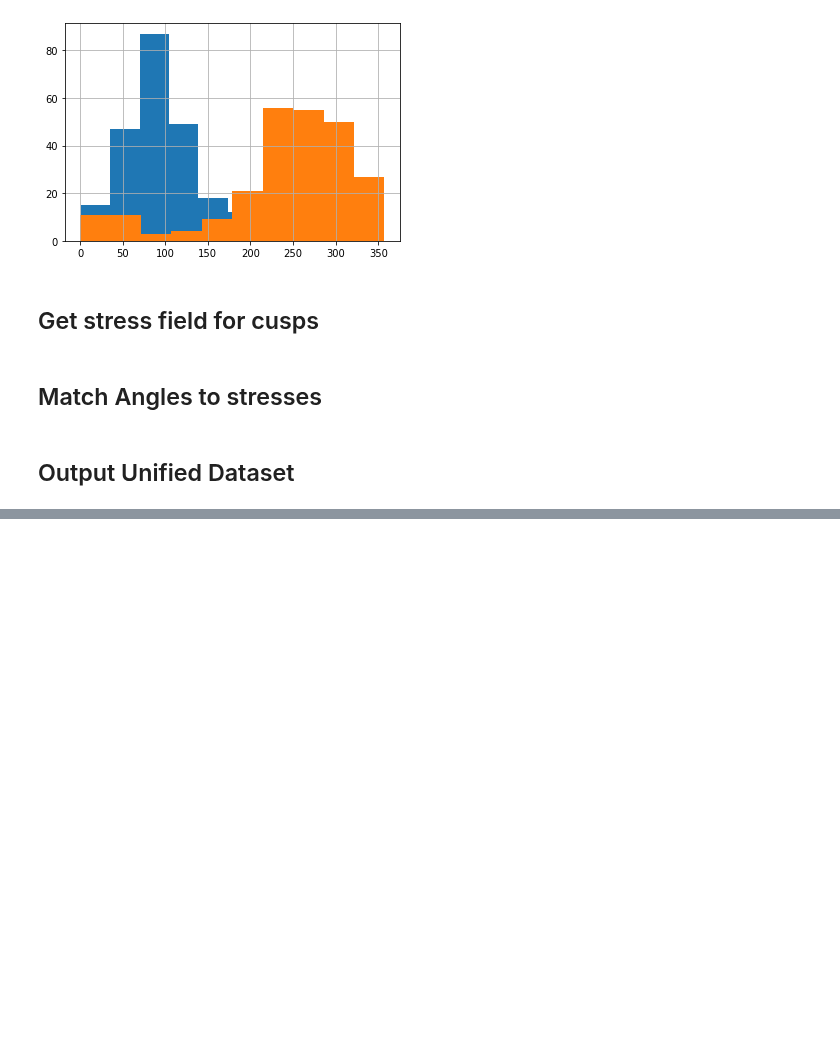
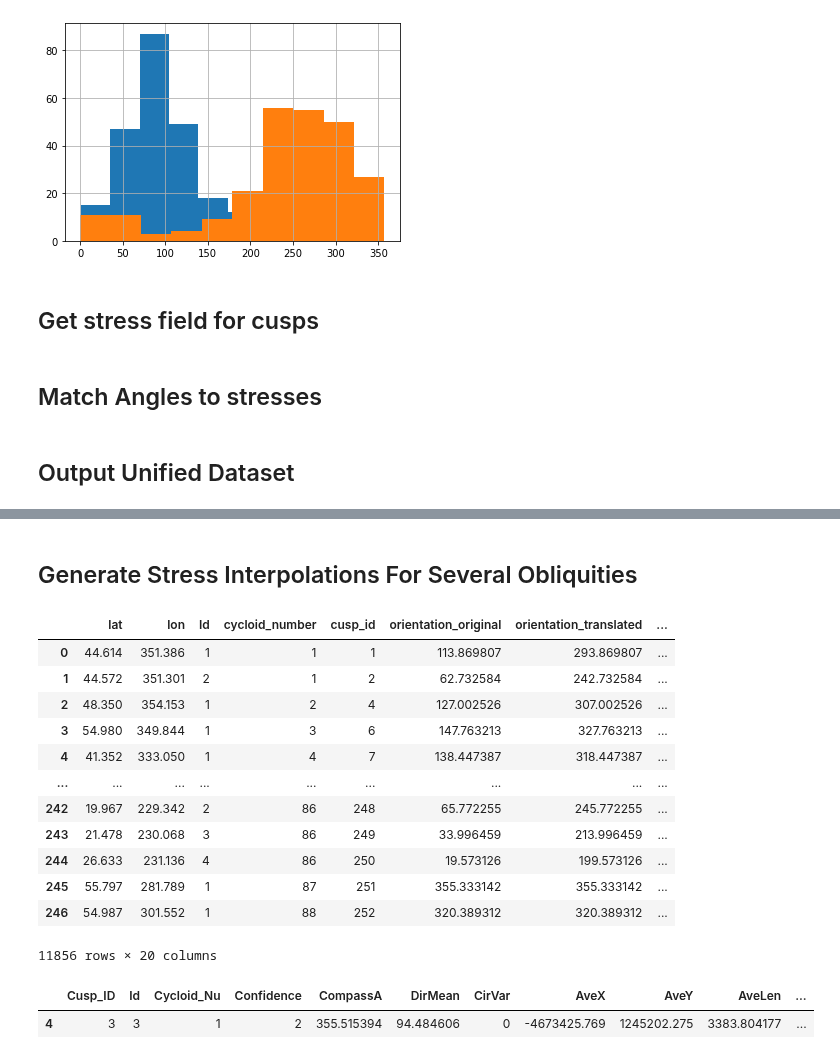
Before and after one commit to ssajous/europa-cycloids, a Jupyter notebook: src/Analyze Cusps.ipynb, the cells around one changed output, grey strips where cells are left out. Cells and saved outputs as stored; diff of their text form; code cells hidden in the pictures; blank space fills up the shorter version.

```diff
--- a/src/Analyze Cusps.ipynb
+++ b/src/Analyze Cusps.ipynb
@@ -126,6 +156,6 @@ all_matches.to_csv('./output/leftRight/interpolatedStress.csv.gz', compression='
 # %%
 # left_points = left_cusps.loc[left_cusps.Cycloid_Nu == 13]
-right_points = right_cusps.loc[right_cusps.Cycloid_Nu == 14]
+right_points = right_cusps #.loc[right_cusps.Cycloid_Nu == 14]
 
 
 # left_matched = match_angles(left_points, left_stress, 'Left Side', show_plots=True)
@@ -163,0 +175,53 @@ all_matches.loc[(all_matches.cycloid_number == 14)]
+# %% [markdown]
+## Generate Stress Interpolations For Several Obliquities
+# %%
+interior = utils.import_interior('interior1')
+
+left_coords = left_cusps[['lat', 'lon']]
+right_coords = right_cusps[['lat', 'lon']]
+
+stresses = []
+for oblq in [0.25, 0.5]:
+    for phase in np.arange(0, 360, 30):
+        left_stress = tools.get_simon_stress_field(interior,
+                                                   left_coords,
+                                                   phase,
+                                                   0.01,
+                                                   np.radians(oblq),
+                                                   0)
+        right_stress = tools.get_simon_stress_field(interior,
+                                                    right_coords,
+                                                    phase,
+                                                    0.01,
+                                                    np.radians(oblq),
+                                                    0)
+        left_matched = match_angles(left_cusps, left_stress, 'Left Side', show_plots=False)
+        right_matched = match_angles(right_cusps, right_stress, 'Right Side', show_plots=False)
+
+        left_matched['cusp_direction'] = 'left'
+        right_matched['cusp_direction'] = 'right'
+        left_matched['phase'] = phase
+        left_matched['obliquity'] = oblq
+        right_matched['phase'] = phase
+        right_matched['obliquity'] = oblq
+
+        all_matches = pd.concat([left_matched, right_matched])
+        stresses.append(all_matches)
+
+unified = pd.concat(stresses)
+# %%
+unified
+# %% [output]
+|  | lat | lon | Id | cycloid_number | cusp_id | orientation_original | orientation_translated | ... |
+| 0 | 44.614 | 351.386 | 1 | 1 | 1 | 113.869807 | 293.869807 | ... |
+| 1 | 44.572 | 351.301 | 2 | 1 | 2 | 62.732584 | 242.732584 | ... |
+| 2 | 48.350 | 354.153 | 1 | 2 | 4 | 127.002526 | 307.002526 | ... |
+| 3 | 54.980 | 349.844 | 1 | 3 | 6 | 147.763213 | 327.763213 | ... |
+| 4 | 41.352 | 333.050 | 1 | 4 | 7 | 138.447387 | 318.447387 | ... |
+| ... | ... | ... | ... | ... | ... | ... | ... | ... |
+| 242 | 19.967 | 229.342 | 2 | 86 | 248 | 65.772255 | 245.772255 | ... |
+| 243 | 21.478 | 230.068 | 3 | 86 | 249 | 33.996459 | 213.996459 | ... |
+| 244 | 26.633 | 231.136 | 4 | 86 | 250 | 19.573126 | 199.573126 | ... |
+| 245 | 55.797 | 281.789 | 1 | 87 | 251 | 355.333142 | 355.333142 | ... |
+| 246 | 54.987 | 301.552 | 1 | 88 | 252 | 320.389312 | 320.389312 | ... |
+11856 rows × 20 columns
@@ -163,0 +230,5 @@ all_matches.loc[(all_matches.cycloid_number == 14)]
+# %%
+raw.loc[raw.Cusp_ID == 3]
+# %% [output]
+|  | Cusp_ID | Id | Cycloid_Nu | Confidence | CompassA | DirMean | CirVar | AveX | AveY | AveLen | ... |
+| 4 | 3 | 3 | 1 | 2 | 355.515394 | 94.484606 | 0 | -4673425.769 | 1245202.275 | 3383.804177 | ... |
```
Also changed, not shown: parts of 14 cells of this notebook, 3 other files.
